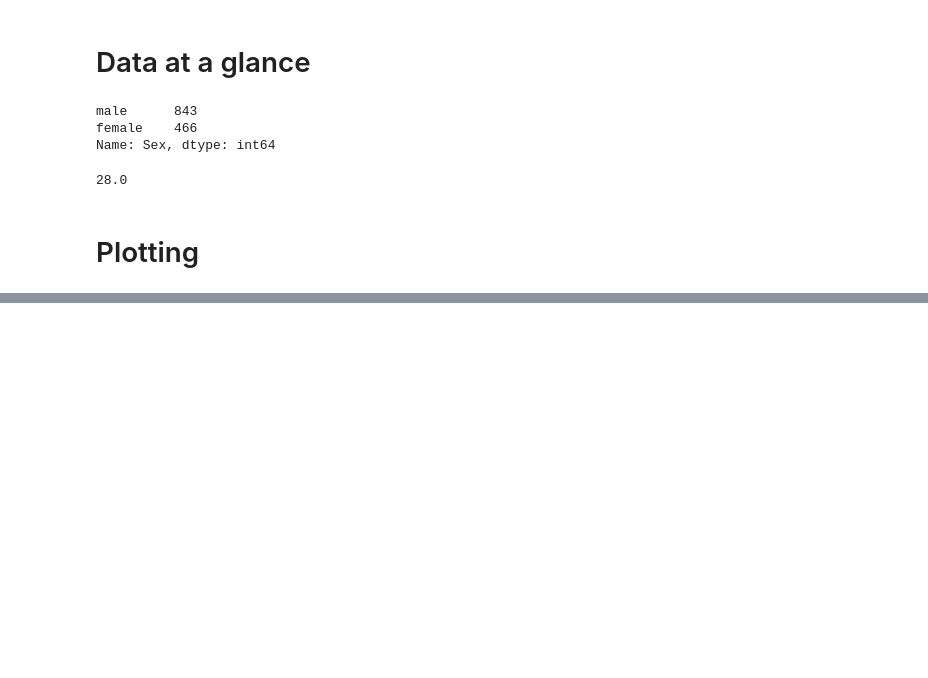
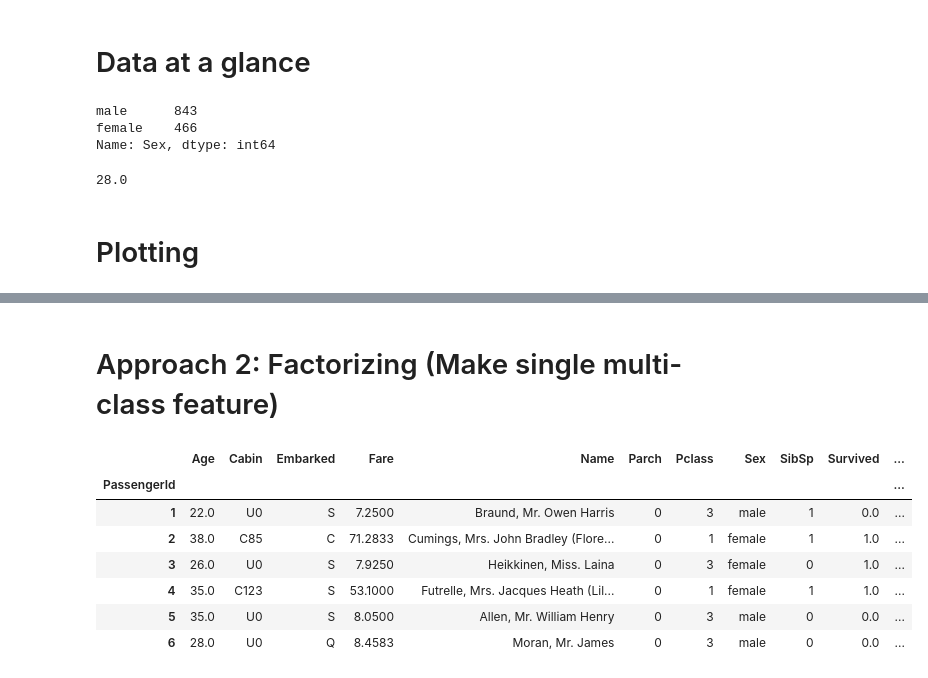
Before and after one commit to dtamayo/MachineLearning, a Jupyter notebook: Day2/TitanicPandas.ipynb, the cells around one changed output, grey strips where cells are left out. Drawn from its saved outputs; the diff is of its cells as text; code cells hidden in the pictures; blank space fills up the shorter version.

```diff
--- a/Day2/TitanicPandas.ipynb
+++ b/Day2/TitanicPandas.ipynb
@@ -175,0 +421,2 @@ fig = df.hist(figsize=(15,5))
+# %%
+df.loc[df['Age'].isnull(), 'Age'] = df['Age'].median()
@@ -175,0 +447,3 @@ fig = df.hist(figsize=(15,5))
+# %%
+dummies_df = pd.get_dummies(df['Embarked'])
+dummies_df.head()
@@ -175,0 +458,5 @@ fig = df.hist(figsize=(15,5))
+# %%
+def addEmbarked(name):
+    return 'Embarked_' + name
+dummies_df = dummies_df.rename(columns=addEmbarked)
+dummies_df.head()
@@ -175,0 +471,3 @@ fig = df.hist(figsize=(15,5))
+# %%
+df = pd.concat([df, dummies_df], axis=1)
+df.head()
@@ -175,0 +482,14 @@ fig = df.hist(figsize=(15,5))
+# %% [markdown]
+# Approach 2: Factorizing (Make single multi-class feature)
+# %%
+df['EmbarkedNum'] = pd.factorize(df['Embarked'])[0]
+df.head(6)
+# %% [output]
+|  | Age | Cabin | Embarked | Fare | Name | Parch | Pclass | Sex | SibSp | Survived | ... |
+| PassengerId |  |  |  |  |  |  |  |  |  |  | ... |
+| 1 | 22.0 | U0 | S | 7.2500 | Braund, Mr. Owen Harris | 0 | 3 | male | 1 | 0.0 | ... |
+| 2 | 38.0 | C85 | C | 71.2833 | Cumings, Mrs. John Bradley (Flore... | 0 | 1 | female | 1 | 1.0 | ... |
+| 3 | 26.0 | U0 | S | 7.9250 | Heikkinen, Miss. Laina | 0 | 3 | female | 0 | 1.0 | ... |
+| 4 | 35.0 | C123 | S | 53.1000 | Futrelle, Mrs. Jacques Heath (Lil... | 0 | 1 | female | 1 | 1.0 | ... |
+| 5 | 35.0 | U0 | S | 8.0500 | Allen, Mr. William Henry | 0 | 3 | male | 0 | 0.0 | ... |
+| 6 | 28.0 | U0 | Q | 8.4583 | Moran, Mr. James | 0 | 3 | male | 0 | 0.0 | ... |
```
Also changed, not shown: parts of 64 cells of this notebook, 3 other files.
